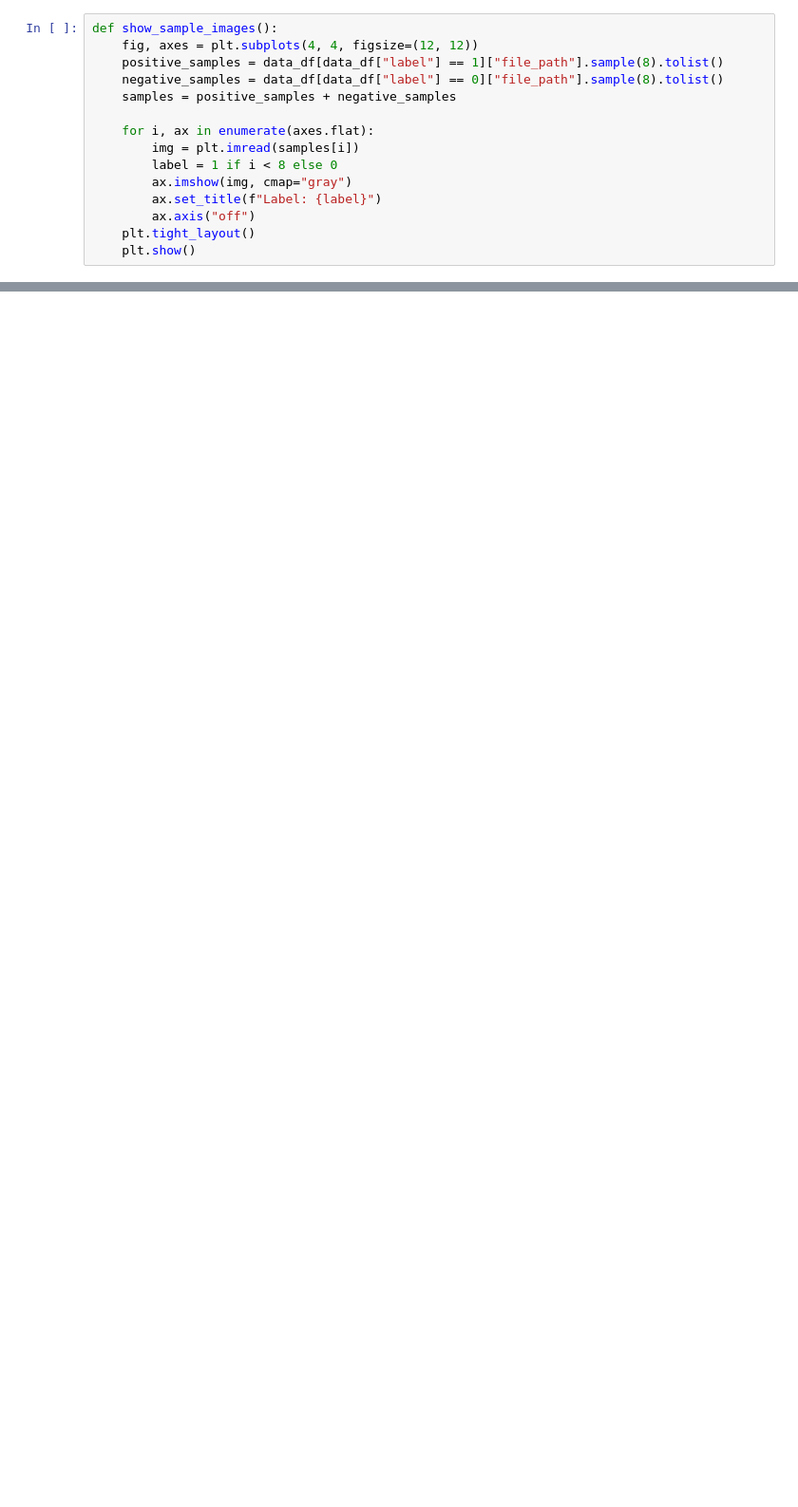
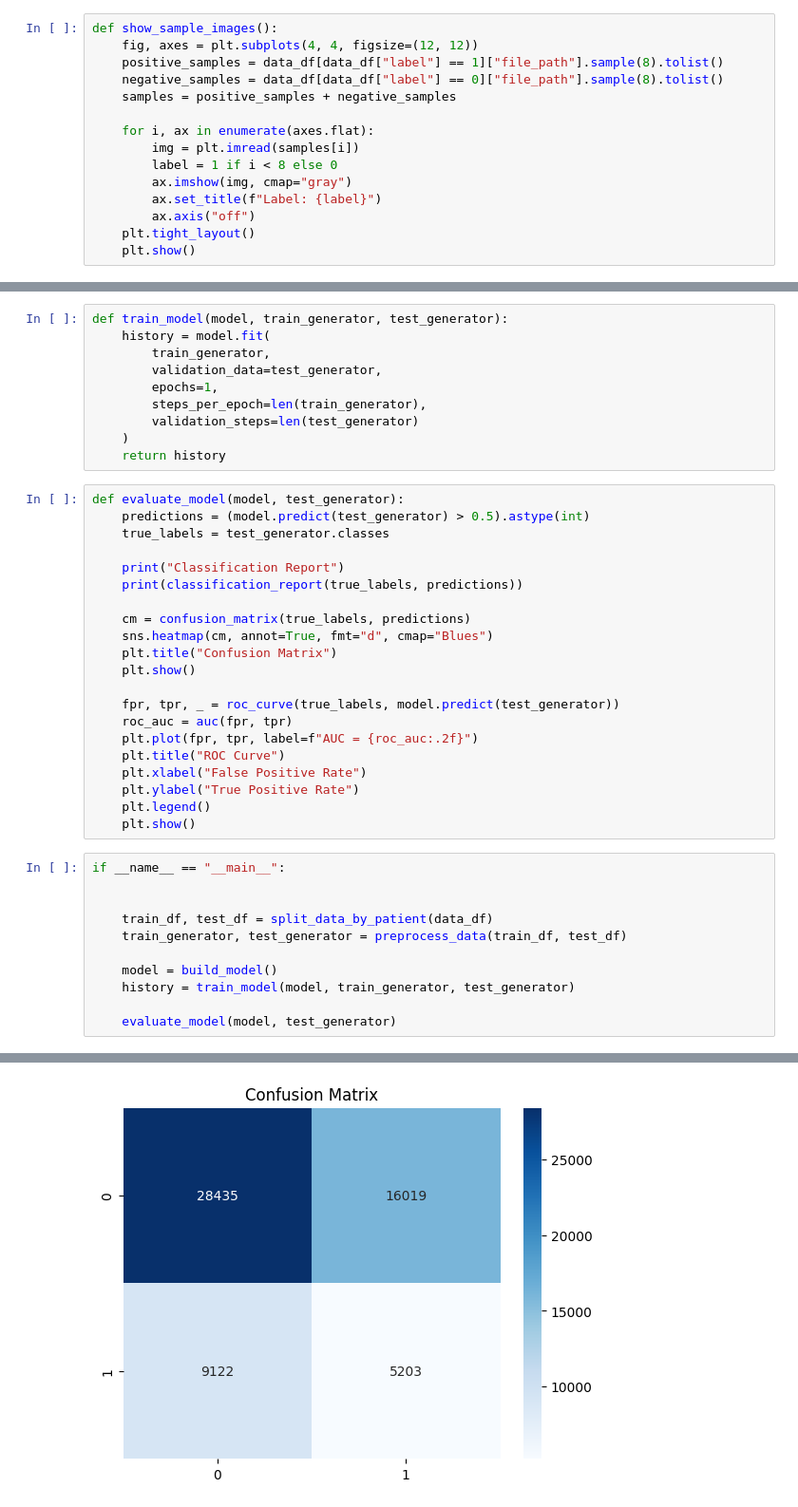
Before and after one commit to Jort20/school, a Jupyter notebook: deel_2.ipynb, the cells around one changed output, grey strips where cells are left out. Shown: that part at 95% size. Saved outputs shown, nothing was run; the diff lists cells and outputs as text; blank space fills up the shorter version.

```diff
--- a/deel_2.ipynb
+++ b/deel_2.ipynb
@@ -104,0 +241,43 @@ if __name__ == "__main__":
+# %%
+def train_model(model, train_generator, test_generator):
+    history = model.fit(
+        train_generator,
+        validation_data=test_generator,
+        epochs=1,
+        steps_per_epoch=len(train_generator),
+        validation_steps=len(test_generator)
+    )
+    return history
+# %%
+def evaluate_model(model, test_generator):
+    predictions = (model.predict(test_generator) > 0.5).astype(int)
+    true_labels = test_generator.classes
+
+    print("Classification Report")
+    print(classification_report(true_labels, predictions))
+
+    cm = confusion_matrix(true_labels, predictions)
+    sns.heatmap(cm, annot=True, fmt="d", cmap="Blues")
+    plt.title("Confusion Matrix")
+    plt.show()
+
+    fpr, tpr, _ = roc_curve(true_labels, model.predict(test_generator))
+    roc_auc = auc(fpr, tpr)
+    plt.plot(fpr, tpr, label=f"AUC = {roc_auc:.2f}")
+    plt.title("ROC Curve")
+    plt.xlabel("False Positive Rate")
+    plt.ylabel("True Positive Rate")
+    plt.legend()
+    plt.show()
+# %%
+if __name__ == "__main__":
+
+
+    train_df, test_df = split_data_by_patient(data_df)
+    train_generator, test_generator = preprocess_data(train_df, test_df)
+
+    model = build_model()
+    history = train_model(model, train_generator, test_generator)
+
+    evaluate_model(model, test_generator)
+# %% [output]
@@ -104,0 +319 @@ if __name__ == "__main__":
+[figure, added]
```
Also changed, not shown: parts of 12 cells of this notebook, 1 other file.
